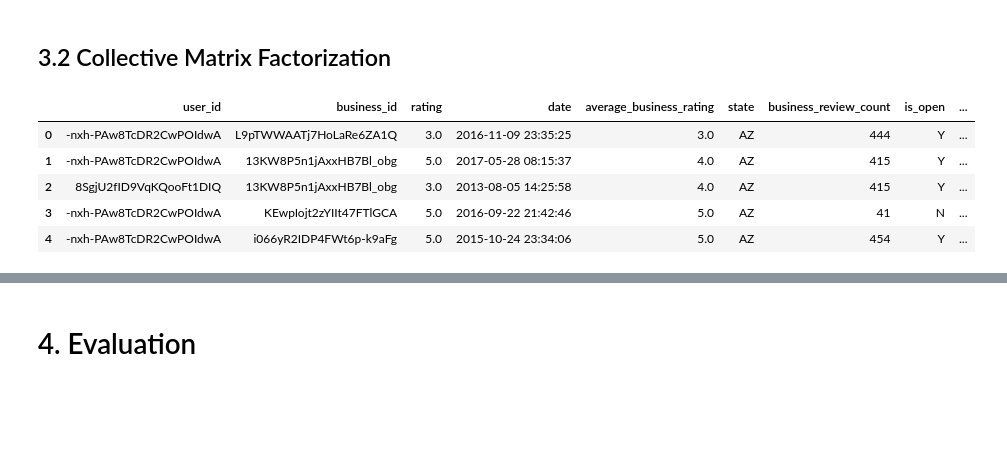
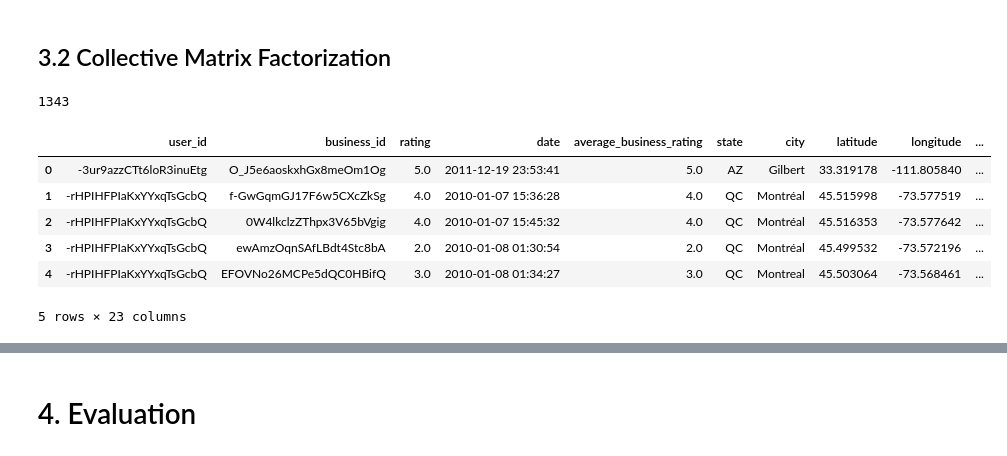
Before and after one commit to thisismeg/personalization-final-project, a Jupyter notebook: final_report.ipynb, the cells around one changed output, grey strips where cells are left out. Drawn from its saved outputs; the diff is of its cells as text; code cells hidden in the pictures; blank space fills up the shorter version.

```diff
--- a/final_report.ipynb
+++ b/final_report.ipynb
@@ -281,3 +281,13 @@ sample_size = [100]
 for s in sample_size:
     sampleUID = active_user_only_ratings_df['user_id'].unique()[np.random.randint(active_user_only_ratings_df['user_id'].unique().shape[0], size=s)]
     active_user_only_ratings_df_sample = active_user_only_ratings_df[active_user_only_ratings_df['user_id'].isin(sampleUID)]
+# %%
+import datetime as dt
+active_user_only_ratings_df_sample['date'] = pd.to_datetime(active_user_only_ratings_df_sample['date'])
+# %%
+len(active_user_only_ratings_df_sample)
+# %% [output]
+1343
+# %%
+# take 80% of reviews for each user sampled
+training_data = active_user_only_ratings_df_sample.sort_values(by=['user_id', 'date']).groupby('user_id').apply(lambda x: x[:round(len(x)*.8)]).reset_index(drop=True)
@@ -336,9 +352,11 @@ base_df = base_df.merge(business_numberOfPhotos, on='business_id')
-# %%
-base_df.head()
-# %% [output]
-|  | user_id | business_id | rating | date | average_business_rating | state | business_review_count | is_open | ... |
-| 0 | -nxh-PAw8TcDR2CwPOIdwA | L9pTWWAATj7HoLaRe6ZA1Q | 3.0 | 2016-11-09 23:35:25 | 3.0 | AZ | 444 | Y | ... |
-| 1 | -nxh-PAw8TcDR2CwPOIdwA | 13KW8P5n1jAxxHB7Bl_obg | 5.0 | 2017-05-28 08:15:37 | 4.0 | AZ | 415 | Y | ... |
-| 2 | 8SgjU2fID9VqKQooFt1DIQ | 13KW8P5n1jAxxHB7Bl_obg | 3.0 | 2013-08-05 14:25:58 | 4.0 | AZ | 415 | Y | ... |
-| 3 | -nxh-PAw8TcDR2CwPOIdwA | KEwpIojt2zYIIt47FTlGCA | 5.0 | 2016-09-22 21:42:46 | 5.0 | AZ | 41 | N | ... |
-| 4 | -nxh-PAw8TcDR2CwPOIdwA | i066yR2IDP4FWt6p-k9aFg | 5.0 | 2015-10-24 23:34:06 | 5.0 | AZ | 454 | Y | ... |
+# %%
+training_features = create_features(training_data)
+training_features.head()
+# %% [output]
+|  | user_id | business_id | rating | date | average_business_rating | state | city | latitude | longitude | ... |
+| 0 | -3ur9azzCTt6loR3inuEtg | O_J5e6aoskxhGx8meOm1Og | 5.0 | 2011-12-19 23:53:41 | 5.0 | AZ | Gilbert | 33.319178 | -111.805840 | ... |
+| 1 | -rHPIHFPIaKxYYxqTsGcbQ | f-GwGqmGJ17F6w5CXcZkSg | 4.0 | 2010-01-07 15:36:28 | 4.0 | QC | Montréal | 45.515998 | -73.577519 | ... |
+| 2 | -rHPIHFPIaKxYYxqTsGcbQ | 0W4lkclzZThpx3V65bVgig | 4.0 | 2010-01-07 15:45:32 | 4.0 | QC | Montréal | 45.516353 | -73.577642 | ... |
+| 3 | -rHPIHFPIaKxYYxqTsGcbQ | ewAmzOqnSAfLBdt4Stc8bA | 2.0 | 2010-01-08 01:30:54 | 2.0 | QC | Montréal | 45.499532 | -73.572196 | ... |
+| 4 | -rHPIHFPIaKxYYxqTsGcbQ | EFOVNo26MCPe5dQC0HBifQ | 3.0 | 2010-01-08 01:34:27 | 3.0 | QC | Montreal | 45.503064 | -73.568461 | ... |
+5 rows × 23 columns
```
Also changed, not shown: parts of 4 cells of this notebook.
